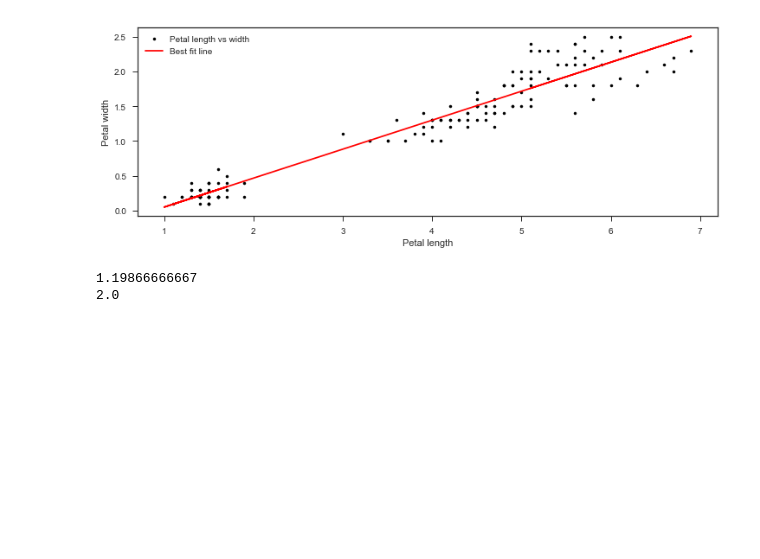
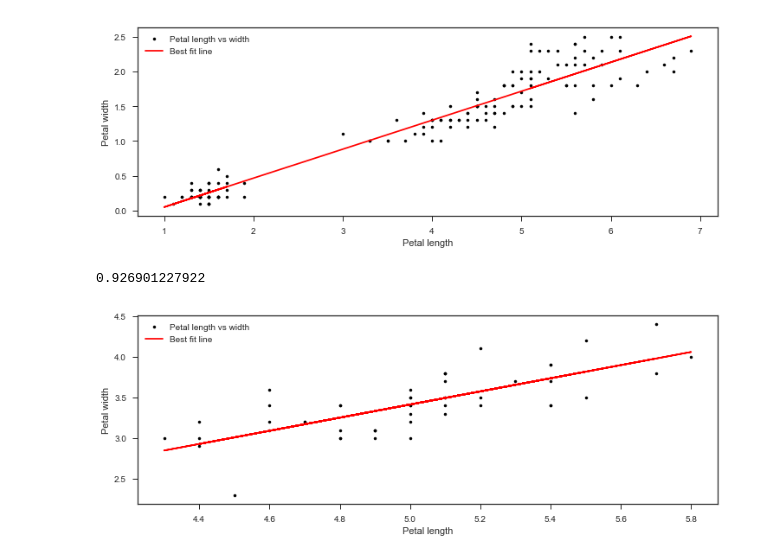
Before and after one commit to MindaugasVainauskas/jupyter-numpy-problems, a Jupyter notebook: Iris Data Set. Problem sheet 3.ipynb, the cells around one changed output. Saved outputs shown, nothing was run; the diff lists cells and outputs as text; code cells hidden in the pictures; blank space fills up the shorter version.

Commit message:
Added solution to problem 8. Some comments added to problem 7 solution

```diff
--- a/Iris Data Set. Problem sheet 3.ipynb
+++ b/Iris Data Set. Problem sheet 3.ipynb
@@ -126,14 +128,35 @@ pl.show()
 [figure]
 # %%
 # Problem 7 --> Calculate R squared value
+
 #calculate average width of petals in dataset
 y_avg = np.mean(pwar)
-print(y_avg)
 
-#calculate R squared value
-r_sqrd = 2 - np.sum(pwar-pwid_est)**2/np.sum((pwar-y_avg)**2)
+#calculate R squared value using formula from linear regression labs
+r_sqrd = 1 - np.sum((pwar-pwid_est)**2)/np.sum((pwar-y_avg)**2)
 
-print(r_sqrd)
+print(r_sqrd)  # Print out derived square root
 # %% [output]
-1.19866666667
-2.0
+0.926901227922
+# %%
+#Problem 8 --> Fit another line where species is setosa.
+
+#get numpy array values of the length and width arrays.
+#For some reason I couldnt just use them as they are in subsequent calculations
+plar = np.asarray(sl1, dtype=float)
+pwar = np.asarray(sw1, dtype=float)
+
+x, y = np.polyfit(plar, pwar, 1)
+
+#calculate best fit line for this graph
+pwid_est = plar * x + y
+
+pl.rcParams['figure.figsize'] = (12,4)  #makes plot figure bigger
+pl.plot(sl1, sw1, 'k.', label='Petal length vs width')  # plot length vs width graph
+pl.plot(sl1, pwid_est, 'r-', label='Best fit line')  # Plot the best fit line
+pl.legend()
+pl.xlabel('Petal length')
+pl.ylabel('Petal width')
+pl.show()
+# %% [output]
+[figure, added]
```
Also changed, not shown: parts of 1 cell of this notebook.
